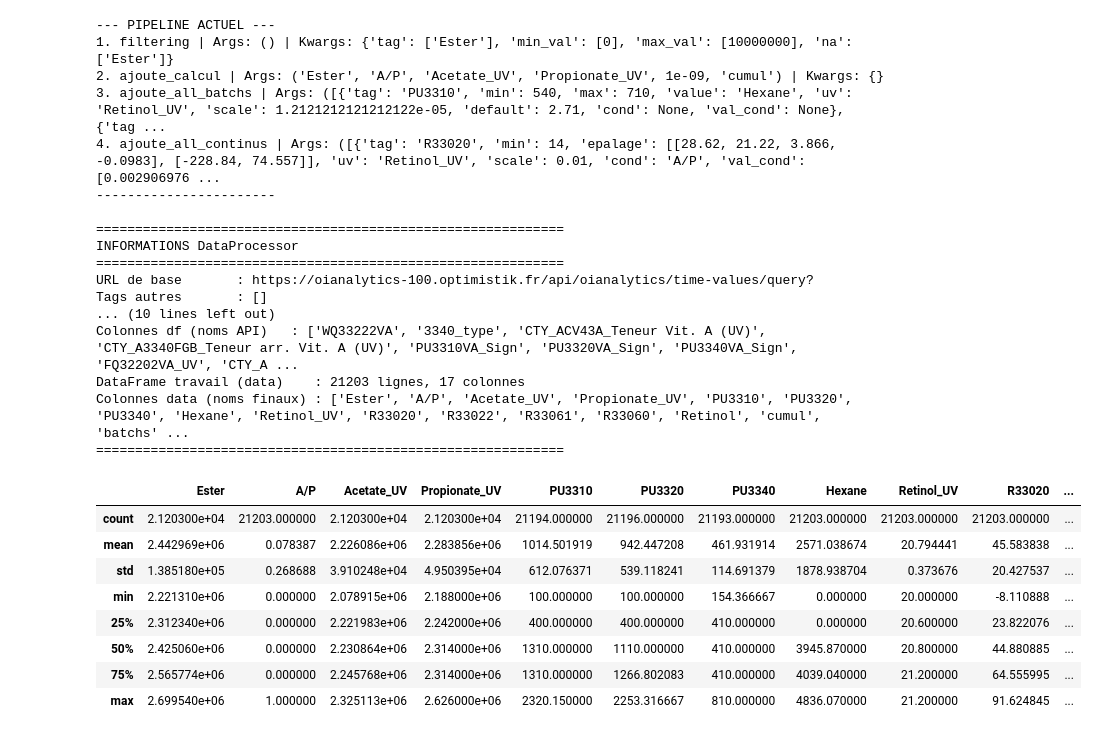
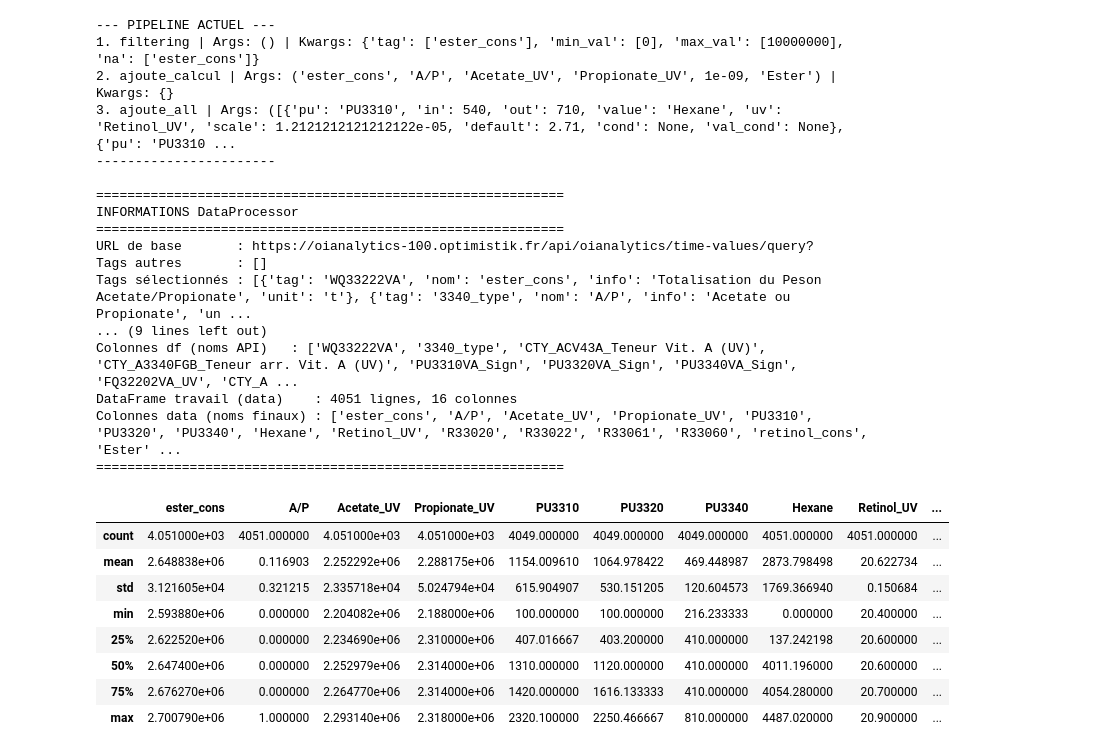
Before and after one commit to e-coucou/Machine-Learning, a Jupyter notebook: 2-OI_a/OI_Suivi_VA.ipynb, the cells around one changed output. Saved outputs shown, nothing was run; the diff lists cells and outputs as text; code cells hidden in the pictures.

```diff
--- a/2-OI_a/OI_Suivi_VA.ipynb
+++ b/2-OI_a/OI_Suivi_VA.ipynb
@@ -13,8 +13,8 @@ from tools.OI_utils import extract_xls,analyser_correlation_croisee
 pd.set_option('display.max_columns', None)
 # %%
 tags = [
-        {'tag':'WQ33222VA', 'nom':'Ester','info':'Totalisation du Peson Acetate/Propionate' },
-        {'tag':'3340_type', 'nom':'A/P','info':'Acetate ou Propionate' },
+        {'tag':'WQ33222VA', 'nom':'ester_cons','info':'Totalisation du Peson Acetate/Propionate','unit':'t' },
+        {'tag':'3340_type', 'nom':'A/P','info':'Acetate ou Propionate','unit':'t' },
         {'tag':'CTY_ACV43A_Teneur Vit. A (UV)', 'nom':'Acetate_UV','info':'ACV43A teneur en acetate'},
         {'tag':'CTY_A3340FGB_Teneur arr. Vit. A (UV)', 'nom':'Propionate_UV', 'info':'A3340FGB teneur en propionate'},
         {'tag':'PU3310VA_Sign','nom':'PU3310','info':'signature du PU3310'},
@@ -26,6 +26,6 @@ tags = [
         {'tag':'LI33218VA','nom':'R33022','info':'niveau du R33022'},
         {'tag':'LI33225VA','nom':'R33061','info':'niveau du R33061'},
         {'tag':'WI33222VA','nom':'R33060','info':'peson du R33060'},
-        {'tag':'FQ32202VA','nom':'Retinol','info':'Consommation rétinol phase Ester'},
+        {'tag':'FQ32202VA','nom':'retinol_cons','info':'Consommation rétinol phase Ester'},
     ]
 # %%
@@ -103,41 +120,41 @@ Colonnes data (noms finaux) : ['Ester', 'A/P', 'Acetate_UV', 'Propionate_UV', 'P
 ============================================================
 # %%
 # 1. On veut changer de date ?
-processor.start = '2026-01-01'
+processor.start = '2026-05-01'
 processor.end = '2026-12-31'
 processor.interval = 'PT10M'
 
 # 2. On recalcule TOUT (merge + filtres + cumul) en une commande
 processor.recalculate()
 
 # 3. On vérifie le pipeline
 processor.show_pipeline()
 processor.info()
 processor.data.describe()
 # %% [output]
 --- PIPELINE ACTUEL ---
-1. filtering | Args: () | Kwargs: {'tag': ['Ester'], 'min_val': [0], 'max_val': [10000000], 'na': ['Ester']}
-2. ajoute_calcul | Args: ('Ester', 'A/P', 'Acetate_UV', 'Propionate_UV', 1e-09, 'cumul') | Kwargs: {}
-3. ajoute_all_batchs | Args: ([{'tag': 'PU3310', 'min': 540, 'max': 710, 'value': 'Hexane', 'uv': 'Retinol_UV', 'scale': 1.2121212121212122e-05, 'default': 2.71, 'cond': None, 'val_cond': None}, {'tag ...
-4. ajoute_all_continus | Args: ([{'tag': 'R33020', 'min': 14, 'epalage': [[28.62, 21.22, 3.866, -0.0983], [-228.84, 74.557]], 'uv': 'Retinol_UV', 'scale': 0.01, 'cond': 'A/P', 'val_cond': [0.002906976 ...
+1. filtering | Args: () | Kwargs: {'tag': ['ester_cons'], 'min_val': [0], 'max_val': [10000000], 'na': ['ester_cons']}
+2. ajoute_calcul | Args: ('ester_cons', 'A/P', 'Acetate_UV', 'Propionate_UV', 1e-09, 'Ester') | Kwargs: {}
+3. ajoute_all | Args: ([{'pu': 'PU3310', 'in': 540, 'out': 710, 'value': 'Hexane', 'uv': 'Retinol_UV', 'scale': 1.2121212121212122e-05, 'default': 2.71, 'cond': None, 'val_cond': None}, {'pu': 'PU3310 ...
 -----------------------
 
 ============================================================
 INFORMATIONS DataProcessor
 ============================================================
 URL de base       : https://oianalytics-100.optimistik.fr/api/oianalytics/time-values/query?
 Tags autres       : []
-... (10 lines left out)
+Tags sélectionnés : [{'tag': 'WQ33222VA', 'nom': 'ester_cons', 'info': 'Totalisation du Peson Acetate/Propionate', 'unit': 't'}, {'tag': '3340_type', 'nom': 'A/P', 'info': 'Acetate ou Propionate', 'un ...
+... (9 lines left out)
 Colonnes df (noms API)   : ['WQ33222VA', '3340_type', 'CTY_ACV43A_Teneur Vit. A (UV)', 'CTY_A3340FGB_Teneur arr. Vit. A (UV)', 'PU3310VA_Sign', 'PU3320VA_Sign', 'PU3340VA_Sign', 'FQ32202VA_UV', 'CTY_A ...
-DataFrame travail (data)    : 21203 lignes, 17 colonnes
-Colonnes data (noms finaux) : ['Ester', 'A/P', 'Acetate_UV', 'Propionate_UV', 'PU3310', 'PU3320', 'PU3340', 'Hexane', 'Retinol_UV', 'R33020', 'R33022', 'R33061', 'R33060', 'Retinol', 'cumul', 'batchs' ...
+DataFrame travail (data)    : 4051 lignes, 16 colonnes
+Colonnes data (noms finaux) : ['ester_cons', 'A/P', 'Acetate_UV', 'Propionate_UV', 'PU3310', 'PU3320', 'PU3340', 'Hexane', 'Retinol_UV', 'R33020', 'R33022', 'R33061', 'R33060', 'retinol_cons', 'Ester' ...
 ============================================================
-|  | Ester | A/P | Acetate_UV | Propionate_UV | PU3310 | PU3320 | PU3340 | Hexane | Retinol_UV | R33020 | ... |
-| count | 2.120300e+04 | 21203.000000 | 2.120300e+04 | 2.120300e+04 | 21194.000000 | 21196.000000 | 21193.000000 | 21203.000000 | 21203.000000 | 21203.000000 | ... |
-| mean | 2.442969e+06 | 0.078387 | 2.226086e+06 | 2.283856e+06 | 1014.501919 | 942.447208 | 461.931914 | 2571.038674 | 20.794441 | 45.583838 | ... |
-| std | 1.385180e+05 | 0.268688 | 3.910248e+04 | 4.950395e+04 | 612.076371 | 539.118241 | 114.691379 | 1878.938704 | 0.373676 | 20.427537 | ... |
-| min | 2.221310e+06 | 0.000000 | 2.078915e+06 | 2.188000e+06 | 100.000000 | 100.000000 | 154.366667 | 0.000000 | 20.000000 | -8.110888 | ... |
-| 25% | 2.312340e+06 | 0.000000 | 2.221983e+06 | 2.242000e+06 | 400.000000 | 400.000000 | 410.000000 | 0.000000 | 20.600000 | 23.822076 | ... |
-| 50% | 2.425060e+06 | 0.000000 | 2.230864e+06 | 2.314000e+06 | 1310.000000 | 1110.000000 | 410.000000 | 3945.870000 | 20.800000 | 44.880885 | ... |
-| 75% | 2.565774e+06 | 0.000000 | 2.245768e+06 | 2.314000e+06 | 1310.000000 | 1266.802083 | 410.000000 | 4039.040000 | 21.200000 | 64.555995 | ... |
-| max | 2.699540e+06 | 1.000000 | 2.325113e+06 | 2.626000e+06 | 2320.150000 | 2253.316667 | 810.000000 | 4836.070000 | 21.200000 | 91.624845 | ... |
+|  | ester_cons | A/P | Acetate_UV | Propionate_UV | PU3310 | PU3320 | PU3340 | Hexane | Retinol_UV | ... |
+| count | 4.051000e+03 | 4051.000000 | 4.051000e+03 | 4.051000e+03 | 4049.000000 | 4049.000000 | 4049.000000 | 4051.000000 | 4051.000000 | ... |
+| mean | 2.648838e+06 | 0.116903 | 2.252292e+06 | 2.288175e+06 | 1154.009610 | 1064.978422 | 469.448987 | 2873.798498 | 20.622734 | ... |
+| std | 3.121605e+04 | 0.321215 | 2.335718e+04 | 5.024794e+04 | 615.904907 | 530.151205 | 120.604573 | 1769.366940 | 0.150684 | ... |
+| min | 2.593880e+06 | 0.000000 | 2.204082e+06 | 2.188000e+06 | 100.000000 | 100.000000 | 216.233333 | 0.000000 | 20.400000 | ... |
+| 25% | 2.622520e+06 | 0.000000 | 2.234690e+06 | 2.310000e+06 | 407.016667 | 403.200000 | 410.000000 | 137.242198 | 20.600000 | ... |
+| 50% | 2.647400e+06 | 0.000000 | 2.252979e+06 | 2.314000e+06 | 1310.000000 | 1120.000000 | 410.000000 | 4011.196000 | 20.600000 | ... |
+| 75% | 2.676270e+06 | 0.000000 | 2.264770e+06 | 2.314000e+06 | 1420.000000 | 1616.133333 | 410.000000 | 4054.280000 | 20.700000 | ... |
+| max | 2.700790e+06 | 1.000000 | 2.293140e+06 | 2.318000e+06 | 2320.100000 | 2250.466667 | 810.000000 | 4487.020000 | 20.900000 | ... |
```
Also changed, not shown: parts of 13 cells of this notebook, 2 other files.
